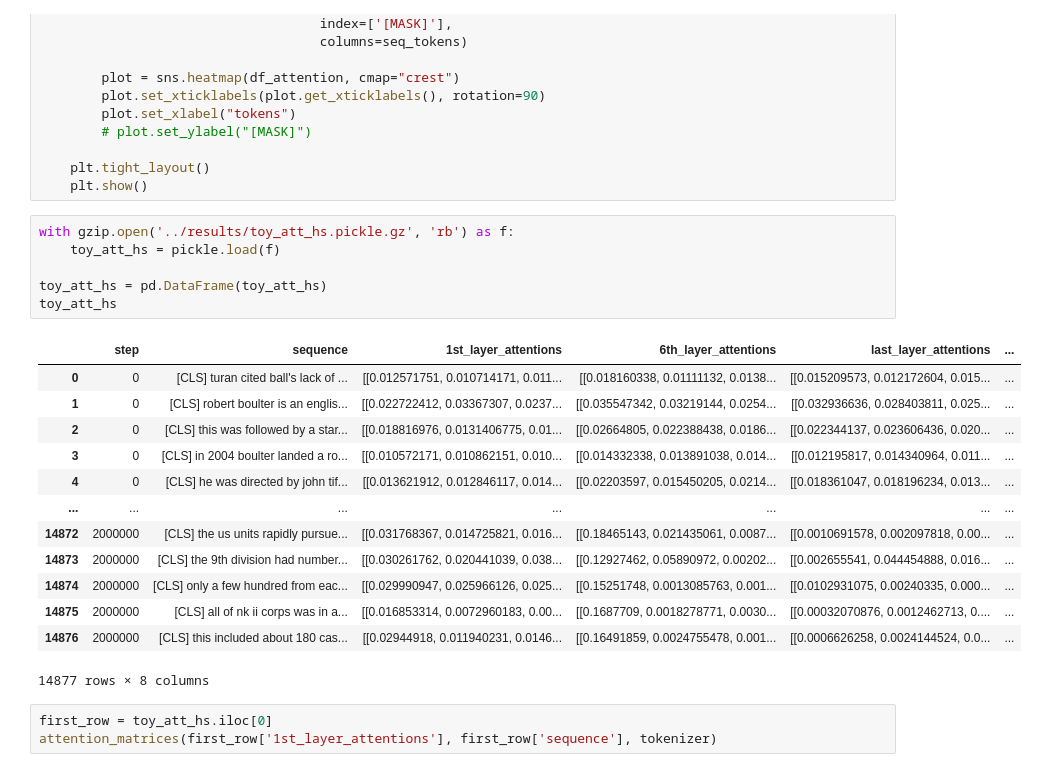
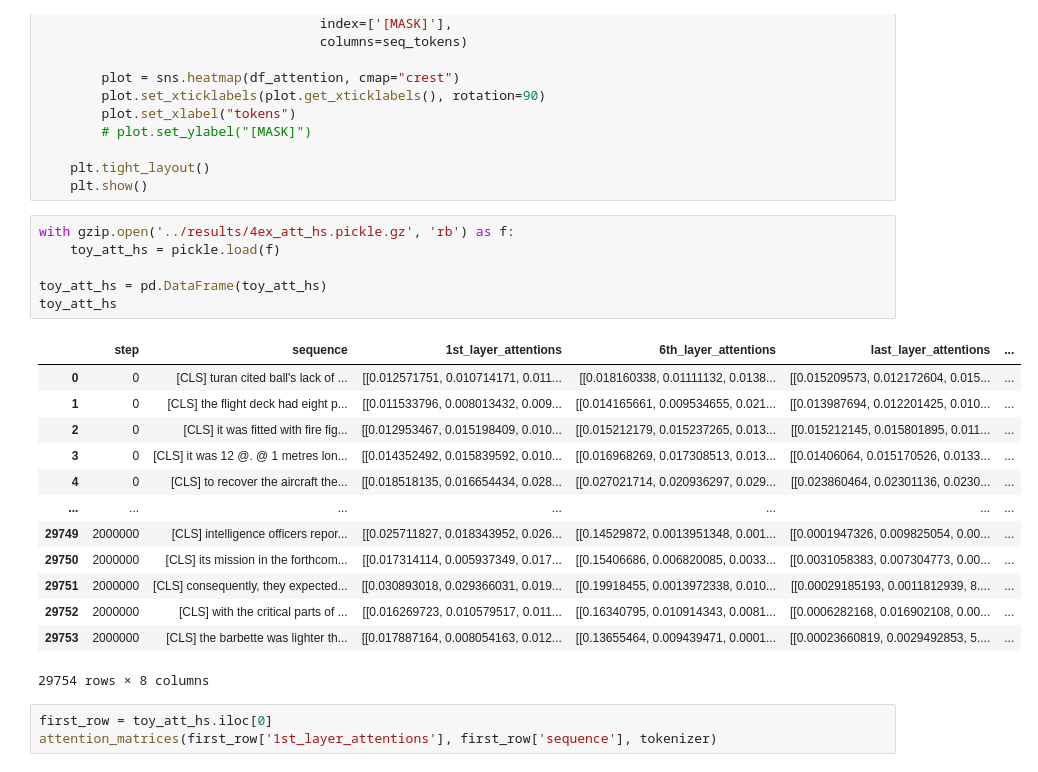
Before and after one commit to NazaninShafiabadi/NeuralLMs, a Jupyter notebook: src/representations.ipynb, the cells around one changed output. Cells and saved outputs as stored; diff of their text form.

```diff
--- a/src/representations.ipynb
+++ b/src/representations.ipynb
@@ -53,25 +72,25 @@ def attention_matrices(attentions, sequence, tokenizer):
     plt.tight_layout()
     plt.show()
 # %%
-with gzip.open('../results/toy_att_hs.pickle.gz', 'rb') as f:
+with gzip.open('../results/4ex_att_hs.pickle.gz', 'rb') as f:
     toy_att_hs = pickle.load(f)
 
 toy_att_hs = pd.DataFrame(toy_att_hs)
 toy_att_hs
 # %% [output]
 |  | step | sequence | 1st_layer_attentions | 6th_layer_attentions | last_layer_attentions | ... |
 | 0 | 0 | [CLS] turan cited ball's lack of ... | [[0.012571751, 0.010714171, 0.011... | [[0.018160338, 0.01111132, 0.0138... | [[0.015209573, 0.012172604, 0.015... | ... |
-| 1 | 0 | [CLS] robert boulter is an englis... | [[0.022722412, 0.03367307, 0.0237... | [[0.035547342, 0.03219144, 0.0254... | [[0.032936636, 0.028403811, 0.025... | ... |
-| 2 | 0 | [CLS] this was followed by a star... | [[0.018816976, 0.0131406775, 0.01... | [[0.02664805, 0.022388438, 0.0186... | [[0.022344137, 0.023606436, 0.020... | ... |
-| 3 | 0 | [CLS] in 2004 boulter landed a ro... | [[0.010572171, 0.010862151, 0.010... | [[0.014332338, 0.013891038, 0.014... | [[0.012195817, 0.014340964, 0.011... | ... |
-| 4 | 0 | [CLS] he was directed by john tif... | [[0.013621912, 0.012846117, 0.014... | [[0.02203597, 0.015450205, 0.0214... | [[0.018361047, 0.018196234, 0.013... | ... |
+| 1 | 0 | [CLS] the flight deck had eight p... | [[0.011533796, 0.008013432, 0.009... | [[0.014165661, 0.009534655, 0.021... | [[0.013987694, 0.012201425, 0.010... | ... |
+| 2 | 0 | [CLS] it was fitted with fire fig... | [[0.012953467, 0.015198409, 0.010... | [[0.015212179, 0.015237265, 0.013... | [[0.015212145, 0.015801895, 0.011... | ... |
+| 3 | 0 | [CLS] it was 12 @. @ 1 metres lon... | [[0.014352492, 0.015839592, 0.010... | [[0.016968269, 0.017308513, 0.013... | [[0.01406064, 0.015170526, 0.0133... | ... |
+| 4 | 0 | [CLS] to recover the aircraft the... | [[0.018518135, 0.016654434, 0.028... | [[0.027021714, 0.020936297, 0.029... | [[0.023860464, 0.02301136, 0.0230... | ... |
 | ... | ... | ... | ... | ... | ... | ... |
-| 14872 | 2000000 | [CLS] the us units rapidly pursue... | [[0.031768367, 0.014725821, 0.016... | [[0.18465143, 0.021435061, 0.0087... | [[0.0010691578, 0.002097818, 0.00... | ... |
-| 14873 | 2000000 | [CLS] the 9th division had number... | [[0.030261762, 0.020441039, 0.038... | [[0.12927462, 0.05890972, 0.00202... | [[0.002655541, 0.044454888, 0.016... | ... |
-| 14874 | 2000000 | [CLS] only a few hundred from eac... | [[0.029990947, 0.025966126, 0.025... | [[0.15251748, 0.0013085763, 0.001... | [[0.0102931075, 0.00240335, 0.000... | ... |
-| 14875 | 2000000 | [CLS] all of nk ii corps was in a... | [[0.016853314, 0.0072960183, 0.00... | [[0.1687709, 0.0018278771, 0.0030... | [[0.00032070876, 0.0012462713, 0.... | ... |
-| 14876 | 2000000 | [CLS] this included about 180 cas... | [[0.02944918, 0.011940231, 0.0146... | [[0.16491859, 0.0024755478, 0.001... | [[0.0006626258, 0.0024144524, 0.0... | ... |
+| 29749 | 2000000 | [CLS] intelligence officers repor... | [[0.025711827, 0.018343952, 0.026... | [[0.14529872, 0.0013951348, 0.001... | [[0.0001947326, 0.009825054, 0.00... | ... |
+| 29750 | 2000000 | [CLS] its mission in the forthcom... | [[0.017314114, 0.005937349, 0.017... | [[0.15406686, 0.006820085, 0.0033... | [[0.0031058383, 0.007304773, 0.00... | ... |
+| 29751 | 2000000 | [CLS] consequently, they expected... | [[0.030893018, 0.029366031, 0.019... | [[0.19918455, 0.0013972338, 0.010... | [[0.00029185193, 0.0011812939, 8.... | ... |
+| 29752 | 2000000 | [CLS] with the critical parts of ... | [[0.016269723, 0.010579517, 0.011... | [[0.16340795, 0.010914343, 0.0081... | [[0.0006282168, 0.016902108, 0.00... | ... |
+| 29753 | 2000000 | [CLS] the barbette was lighter th... | [[0.017887164, 0.008054163, 0.012... | [[0.13655464, 0.009439471, 0.0001... | [[0.00023660819, 0.0029492853, 5.... | ... |
-14877 rows × 8 columns
+29754 rows × 8 columns
 # %%
 first_row = toy_att_hs.iloc[0]
 attention_matrices(first_row['1st_layer_attentions'], first_row['sequence'], tokenizer)
```
Also changed, not shown: parts of 3 cells of this notebook, 9 other files.
